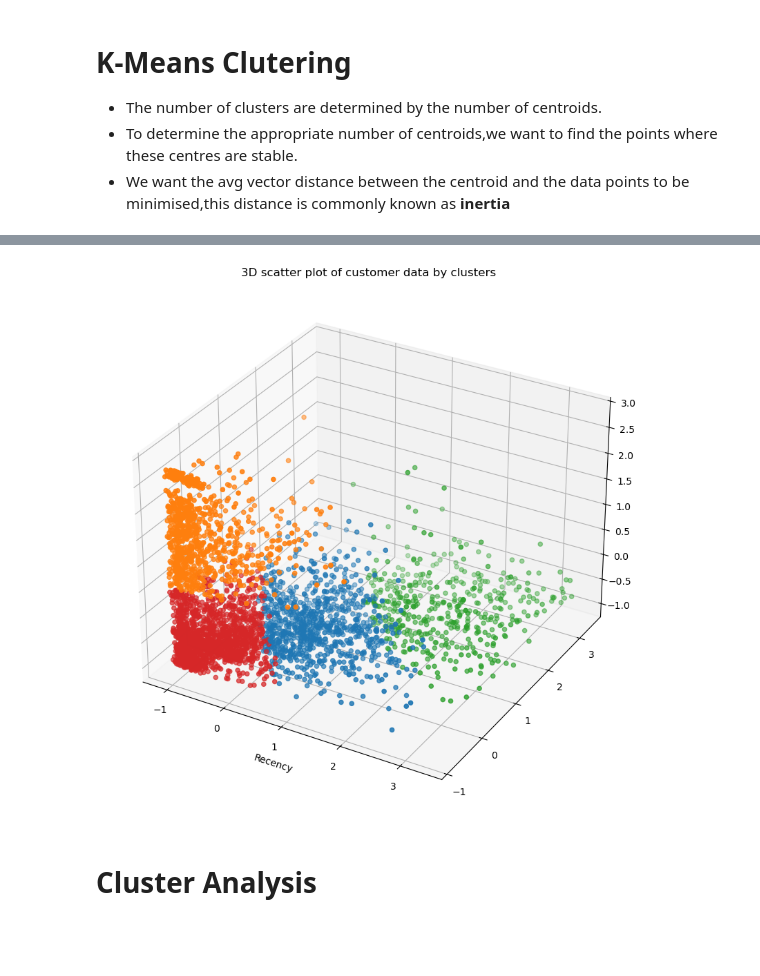
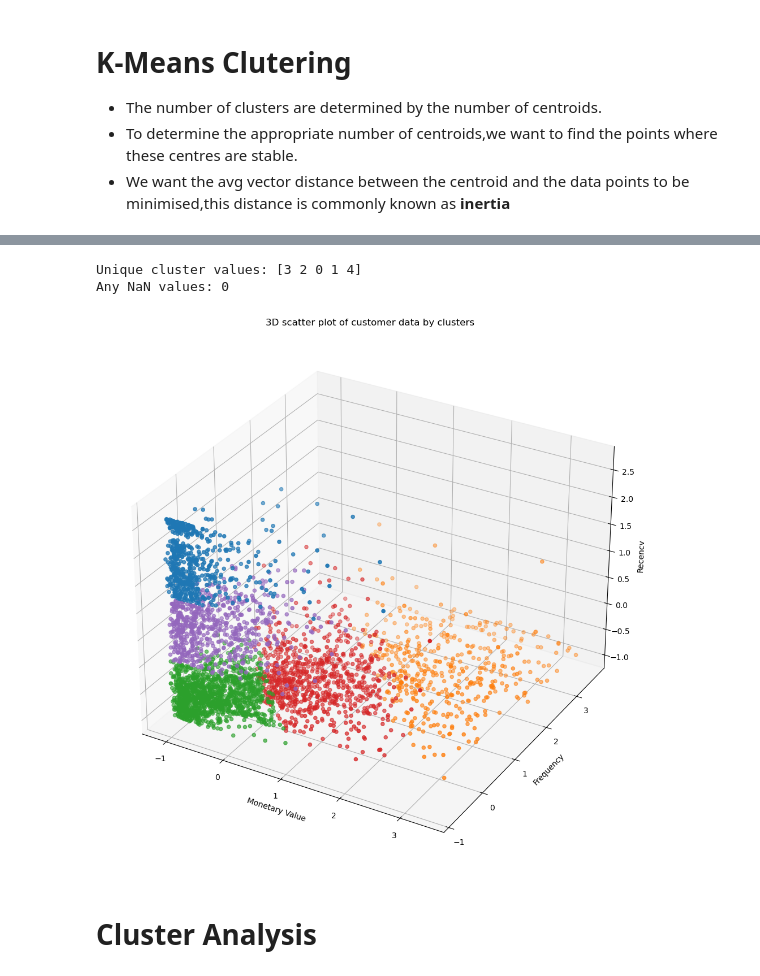
Before and after one commit to tatv047/online-retail-data-analysis, a Jupyter notebook: notebooks/customer-segmentation.ipynb, the cells around one changed output, grey strips where cells are left out. Cells and saved outputs as stored; diff of their text form; code cells hidden in the pictures; blank space fills up the shorter version.

```diff
--- a/notebooks/customer-segmentation.ipynb
+++ b/notebooks/customer-segmentation.ipynb
@@ -307,8 +50,8 @@ See the caveats in the documentation: https://pandas.pydata.org/pandas-docs/stab
 # %%
-aggregated_df = cleaned_df.groupby(by='Customer ID',as_index=False) \
+aggregated_df = cs_df.groupby(by='CustomerID',as_index=False) \
     .agg(
         MonetaryValue = ('SalesLineTotal','sum'),
-        Frequency = ('Invoice','nunique'),
+        Frequency = ('InvoiceNo','nunique'),
         LastInvoice = ('InvoiceDate','max')
     )
 
@@ -327,0 +79,3 @@ aggregated_df.head(10)
+# %%
+aggregated_df['LastInvoice'] = pd.to_datetime(aggregated_df['LastInvoice'])
+aggregated_df.dtypes
@@ -486,6 +249,6 @@ from sklearn.preprocessing import StandardScaler
 # %%
 scaler = StandardScaler()
 
-scaled_data = scaler.fit_transform(outliers_cluster_df[['MonetaryValue','Frequency','Recency']])
+scaled_data = scaler.fit_transform(non_outliers_df[['MonetaryValue','Frequency','Recency']])
 scaled_data
 # %% [output]
@@ -606,5 +372,5 @@ We will use k=4 over k=5,and generally using less clusters is good because then
 # %%
-kmeans = KMeans(n_clusters=4,random_state=42,max_iter=1000)
+kmeans = KMeans(n_clusters=5,random_state=42,max_iter=1000)
 cluster_labels = kmeans.fit_predict(scaled_data_df)
 cluster_labels
 # %% [output]
@@ -634,33 +400,43 @@ See the caveats in the documentation: https://pandas.pydata.org/pandas-docs/stab
+# %%
+# Check for NaN or unexpected values
+print("Unique cluster values:", non_outliers_df['Cluster'].unique())
+print("Any NaN values:", non_outliers_df['Cluster'].isna().sum())
+# %% [output]
+Unique cluster values: [3 2 0 1 4]
+Any NaN values: 0
 # %%
 # visualising the different clusters
 cluster_colors = {
     0: '#1f77b4',
     1: '#ff7f0e',
     2: '#2ca02c',
-    3: '#d62728'
+    3: '#d62728',
+    4: '#9467bd'
 }
 
 colors = non_outliers_df['Cluster'].map(cluster_colors)
 
 fig = plt.figure(figsize=(10,10))
 
 ax = fig.add_subplot(projection= '3d')
 
 scatter = ax.scatter(scaled_data_df['MonetaryValue'],
                      scaled_data_df['Frequency'],
                      scaled_data_df['Recency'],
                      c = colors,
                      marker = 'o'
                      )
 
 ax.set_xlabel('Monetary Value')
-ax.set_xlabel('Frequency')
-ax.set_xlabel('Recency')
+ax.set_ylabel('Frequency')
+ax.set_zlabel('Recency')
 
 ax.set_title('3D scatter plot of customer data by clusters')
+
+plt.tight_layout()
 plt.show()
 # %% [output]
-[figure, old version]
+[figure, new version]
 # %% [markdown]
 # Cluster Analysis
 # %%
```
Also changed, not shown: parts of 70 cells of this notebook, 6 other files.
